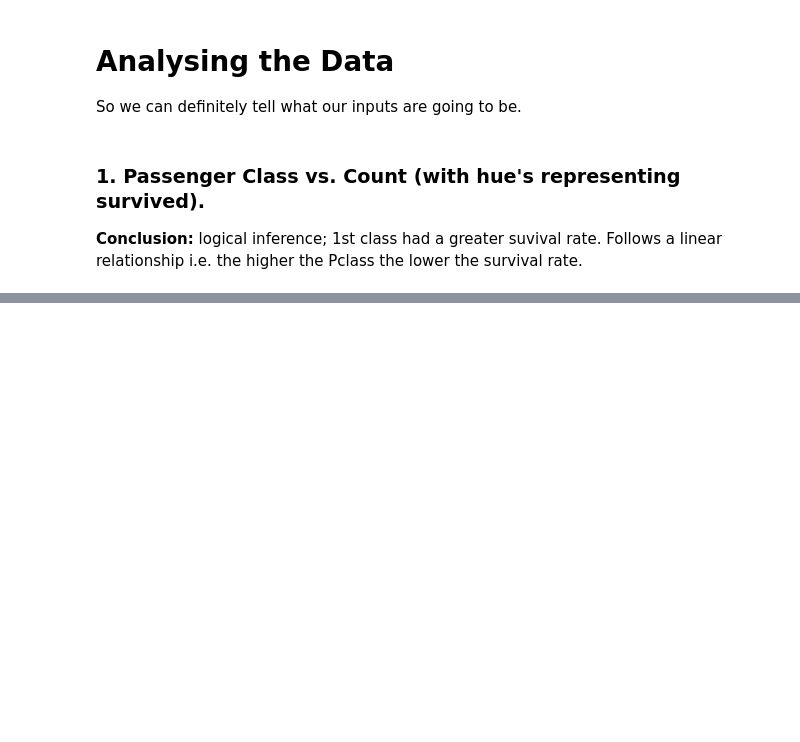
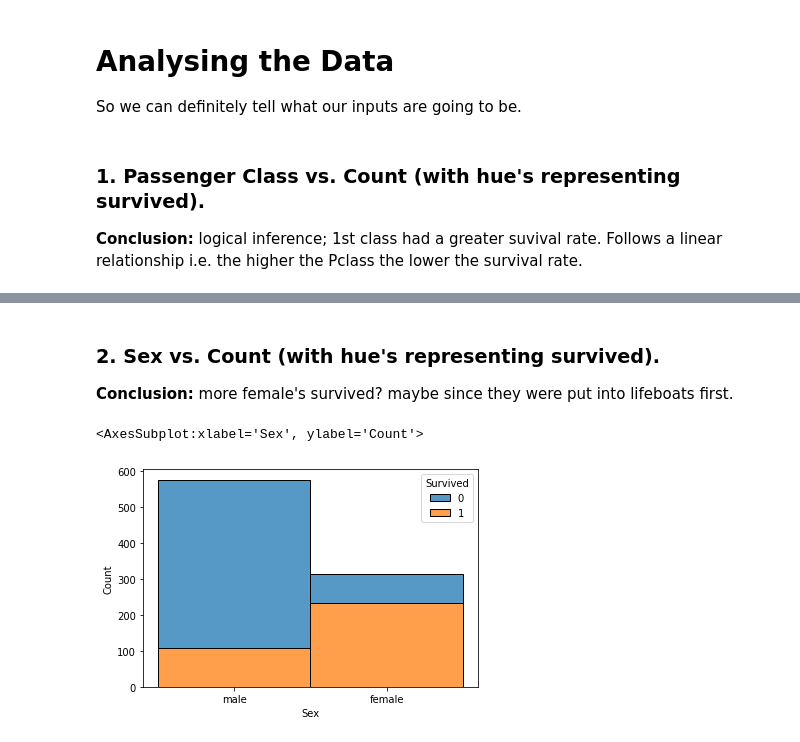
Before and after one commit to kashyab12/ML, a Jupyter notebook: titanic/data_analysis.ipynb, the cells around one changed output, grey strips where cells are left out. Drawn from its saved outputs; the diff is of its cells as text; code cells hidden in the pictures; blank space fills up the shorter version.

```diff
--- a/titanic/data_analysis.ipynb
+++ b/titanic/data_analysis.ipynb
@@ -56,0 +59,8 @@ sns.histplot(data=train_df, x="Pclass", hue="Survived", multiple="fill", discret
+# %% [markdown]
+### 2. Sex vs. Count (with hue's representing survived).
+**Conclusion:** more female's survived? maybe since they were put into lifeboats first.
+# %%
+sns.histplot(data=train_df, x="Sex", hue="Survived", multiple="stack", discrete=True)
+# %% [output]
+<AxesSubplot:xlabel='Sex', ylabel='Count'>
+[figure, added]
```
Also changed, not shown: parts of 12 cells of this notebook, 1 other file.
